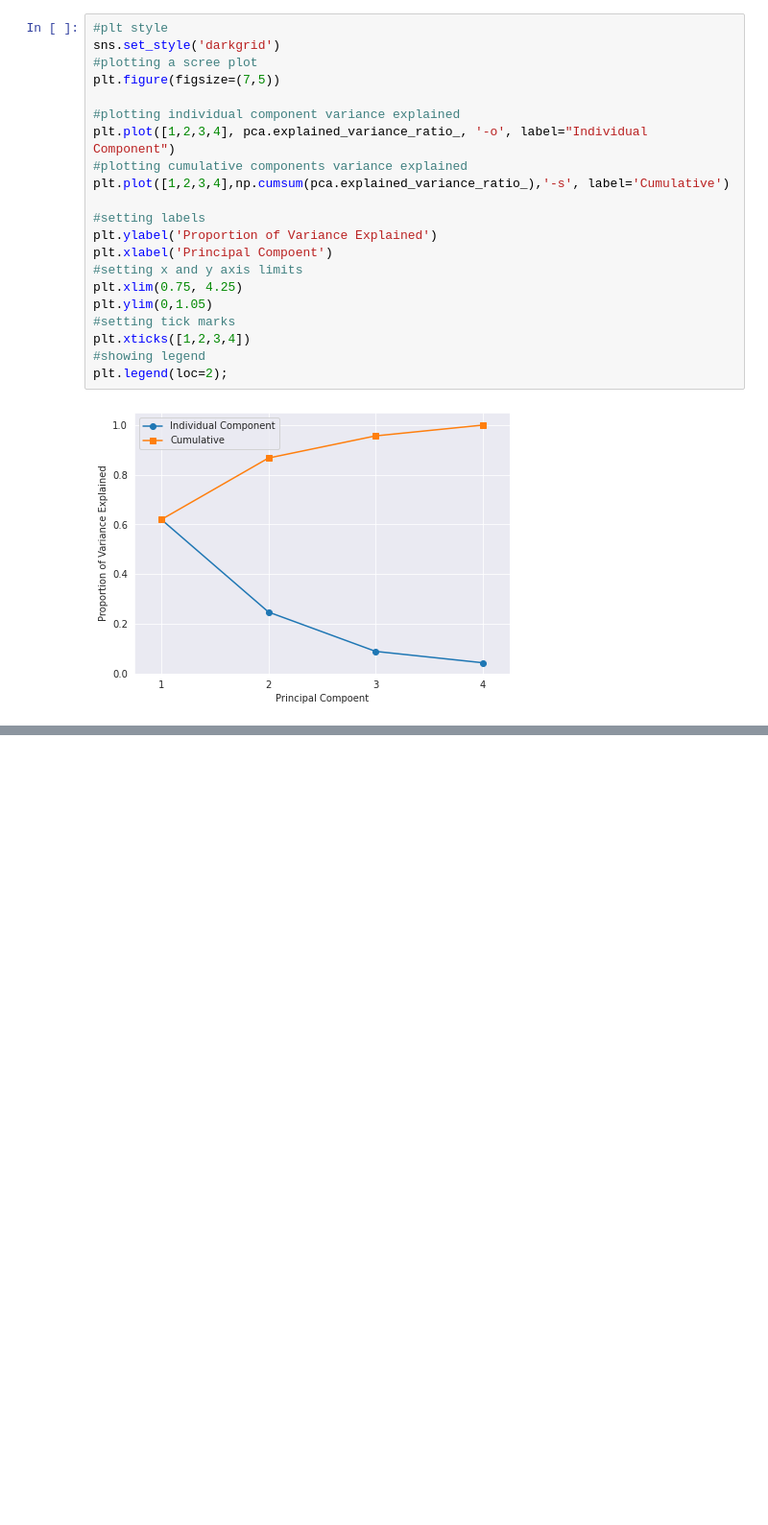
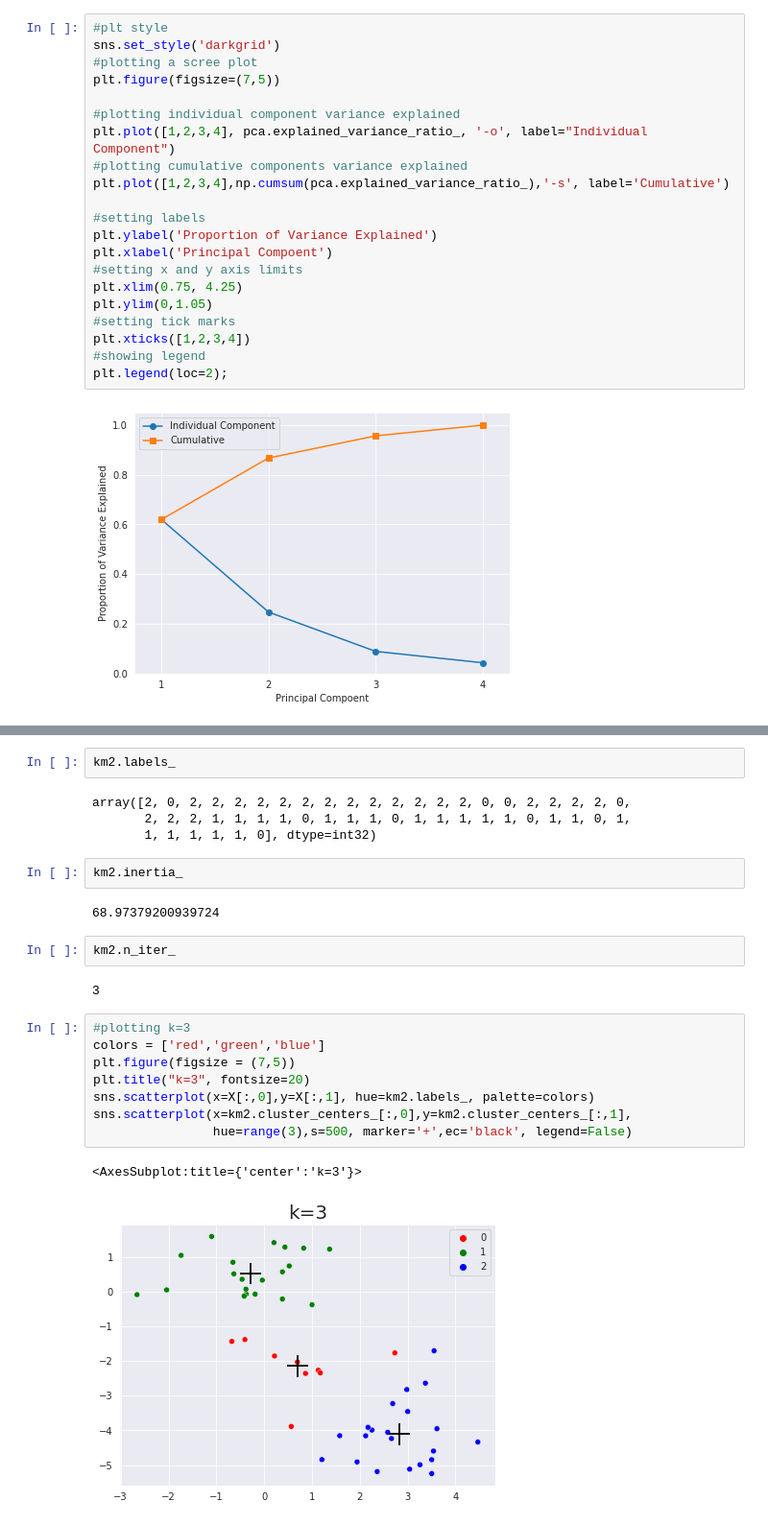
Before and after one commit to JESurzyn/intro_stat_learning_Python, a Jupyter notebook: Chapter10_Lab.ipynb, the cells around one changed output, grey strips where cells are left out. Shown at 96% size. Drawn from its saved outputs; the diff is of its cells as text; blank space fills up the shorter version.

```diff
--- a/Chapter10_Lab.ipynb
+++ b/Chapter10_Lab.ipynb
@@ -187,0 +264,25 @@ plt.legend(loc=2);
+# %%
+km2.labels_
+# %% [output]
+array([2, 0, 2, 2, 2, 2, 2, 2, 2, 2, 2, 2, 2, 2, 2, 0, 0, 2, 2, 2, 2, 0,
+       2, 2, 2, 1, 1, 1, 1, 0, 1, 1, 1, 0, 1, 1, 1, 1, 1, 0, 1, 1, 0, 1,
+       1, 1, 1, 1, 1, 0], dtype=int32)
+# %%
+km2.inertia_
+# %% [output]
+68.97379200939724
+# %%
+km2.n_iter_
+# %% [output]
+3
+# %%
+#plotting k=3
+colors = ['red','green','blue']
+plt.figure(figsize = (7,5))
+plt.title("k=3", fontsize=20)
+sns.scatterplot(x=X[:,0],y=X[:,1], hue=km2.labels_, palette=colors)
+sns.scatterplot(x=km2.cluster_centers_[:,0],y=km2.cluster_centers_[:,1],
+                hue=range(3),s=500, marker='+',ec='black', legend=False)
+# %% [output]
+<AxesSubplot:title={'center':'k=3'}>
+[figure, added]
```
Also changed, not shown: parts of 18 cells of this notebook.
